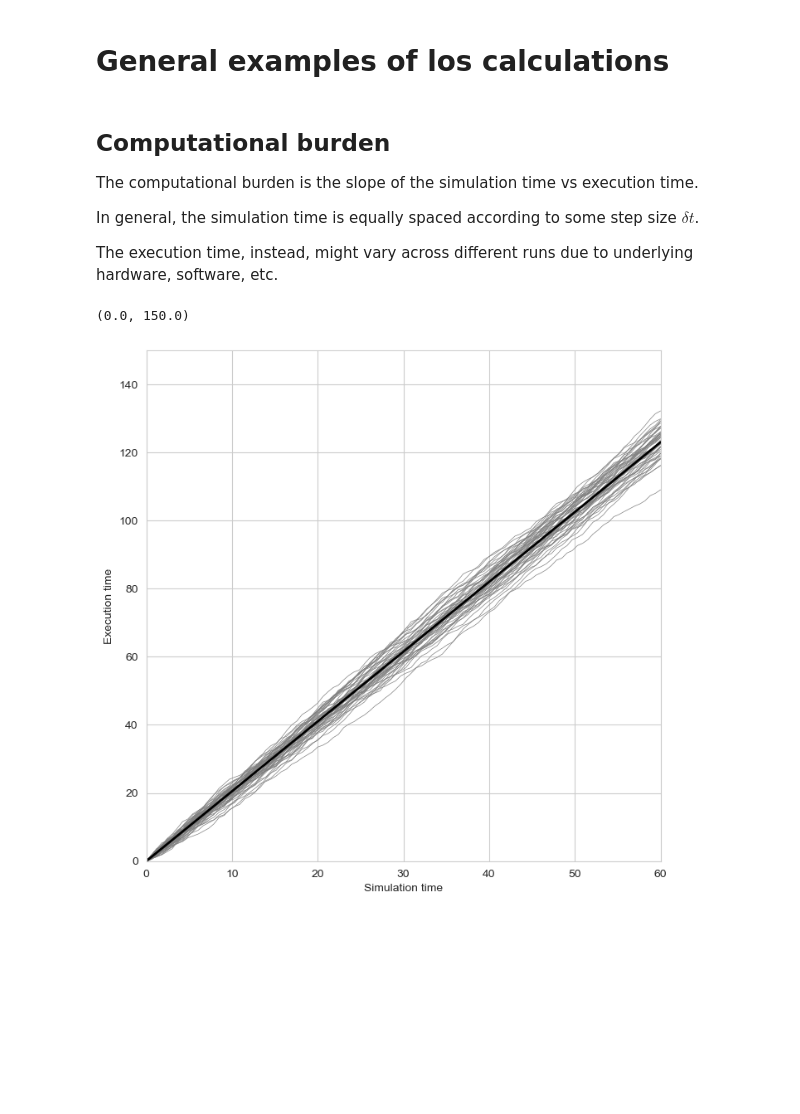
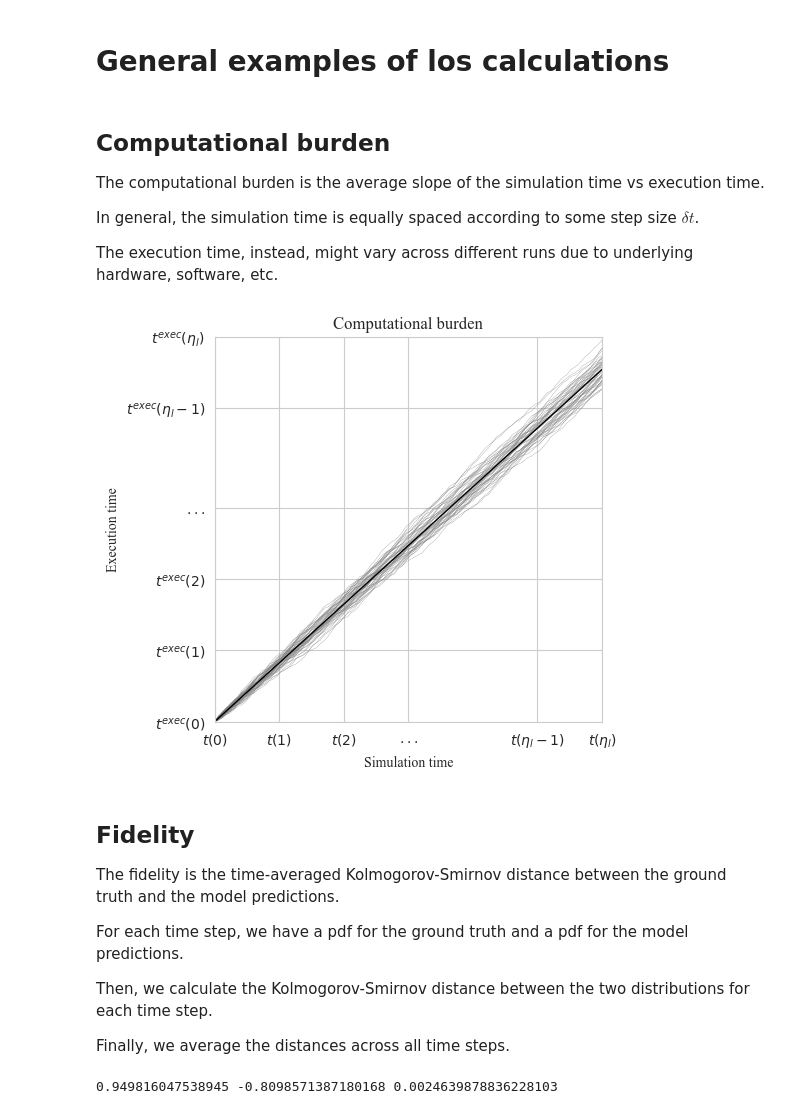
Before and after one commit to jpfutalef/VoI, a Jupyter notebook: notebooks/losses_figures.ipynb, the cells around one changed output. Cells and saved outputs as stored; diff of their text form; code cells hidden in the pictures; blank space fills up the shorter version.

Commit message:
Added KS statistic figures

```diff
--- a/notebooks/losses_figures.ipynb
+++ b/notebooks/losses_figures.ipynb
@@ -6,10 +6,14 @@ import matplotlib.pyplot as plt
 import seaborn as sns
 import pandas as pd
 from sympy.printing.pretty.pretty_symbology import line_width
+
+# Setup time new roman font for plots
+plt.rcParams['font.family'] = 'serif'
+plt.rcParams['font.serif'] = ['Times New Roman'] + plt.rcParams['font.serif']
 # %% [markdown]
 ## Computational burden
 
-The computational burden is the slope of the simulation time vs execution time.
+The computational burden is the average slope of the simulation time vs execution time.
 
 In general, the simulation time is equally spaced according to some step size $\delta t$.
 
@@ -35,17 +39,40 @@ comp_load = np.mean(slopes)
 eff_curve = comp_load * sim_time
 # %%
 # Plot
-fig, ax = plt.subplots(1, 1, figsize=(8, 8))
+fig, ax = plt.subplots(1, 1, figsize=(5, 5))
 
 for i in range(n_real):
-    ax.plot(sim_time, exec_time[i, :], linewidth=0.5, color='gray')
+    ax.plot(sim_time, exec_time[i, :], linewidth=0.2, color='gray')
 
-ax.plot(sim_time, eff_curve, linewidth=2, color='black')
+ax.plot(sim_time, eff_curve, linewidth=1, color='black', label=f'$L_1$ = {comp_load:.2f}')
 
 ax.set_xlabel('Simulation time')
 ax.set_ylabel('Execution time')
 ax.set_xlim([0, 60])
-ax.set_ylim([0, 150])
+ax.set_ylim([0, 135])
+ax.set_title('Computational burden')
+
+# Modify the ticks. First, x-axis
+x_pos = [0, 10, 20, 30, 50, 60]
+x_label = ["$t(0)$", "$t(1)$", "$t(2)$", "$...$", "$t(\eta_l-1)$", "$t(\eta_l)$"]
+ax.set_xticks(x_pos)
+ax.set_xticklabels(x_label)
+
+# Second, y-axis
+y_pos = [0, 25, 50, 75, 110, 135]
+y_label = ["$t^{exec}(0)$", "$t^{exec}(1)$", "$t^{exec}(2)$", "$...$", "$t^{exec}(\eta_l-1)$", "$t^{exec}(\eta_l)$"]
+ax.set_yticks(y_pos)
+ax.set_yticklabels(y_label)
+None
 # %% [output]
-(0.0, 150.0)
-[figure, old version]
+[figure, new version]
+# %% [markdown]
+## Fidelity
+
+The fidelity is the time-averaged Kolmogorov-Smirnov distance between the ground truth and the model predictions.
+
+For each time step, we have a pdf for the ground truth and a pdf for the model predictions.
+
+Then, we calculate the Kolmogorov-Smirnov distance between the two distributions for each time step.
+
+Finally, we average the distances across all time steps.
@@ -51,0 +90,24 @@ ax.set_ylim([0, 150])
+# %%
+np.random.seed(42)
+n_samples = 1000
+
+# ground truth distributions
+p0_gt = np.random.uniform(0.8, 1.2)
+p1_gt = np.random.uniform(-1.0, -0.8)
+p2_gt = np.random.uniform(0.001, 0.003)
+ground_truth = dummy_model(sim_time, p0_gt, p1_gt, p2_gt, n_samples=n_samples)
+
+print(p0_gt, p1_gt, p2_gt)
+
+# Two models
+p0_model1 = 1.0
+p1_model1 = -0.9
+p2_model1 = 0.002
+model_predictions1 = dummy_model(sim_time, p0_model1, p1_model1, p2_model1, n_samples=n_samples)
+
+p0_model2 = 0.95
+p1_model2 = -0.85
+p2_model2 = 0.0026
+model_predictions2 = dummy_model(sim_time, p0_model2, p1_model2, p2_model2, n_samples=n_samples)
+# %% [output]
+0.949816047538945 -0.8098571387180168 0.0024639878836228103
```
Also changed, not shown: parts of 5 cells of this notebook.
